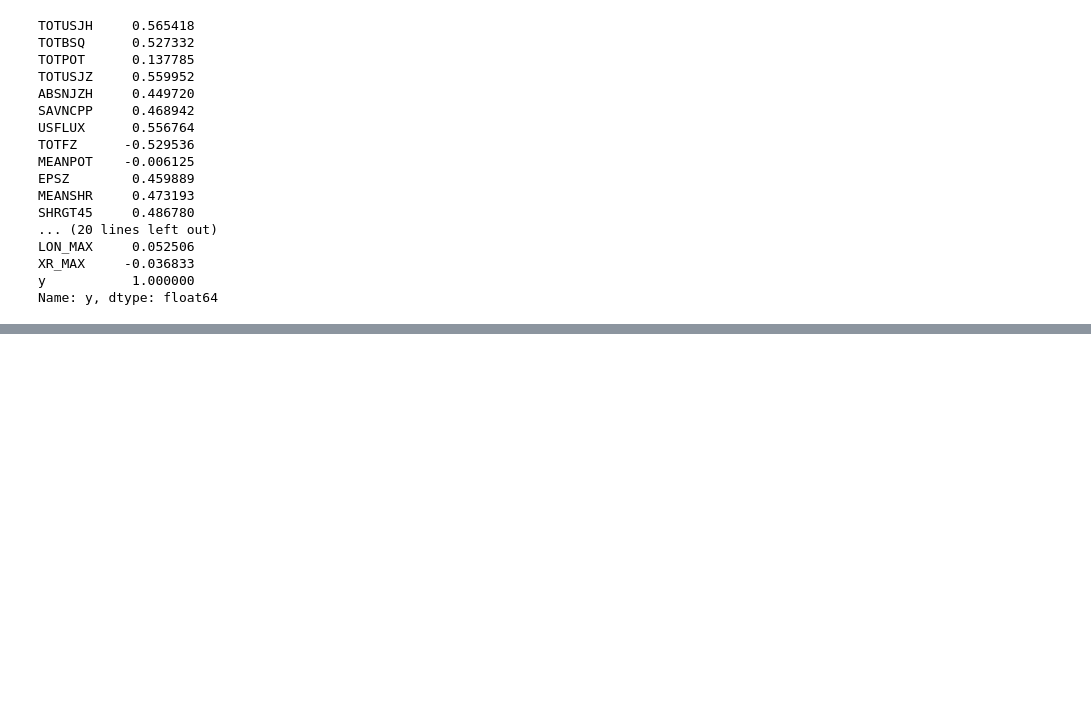
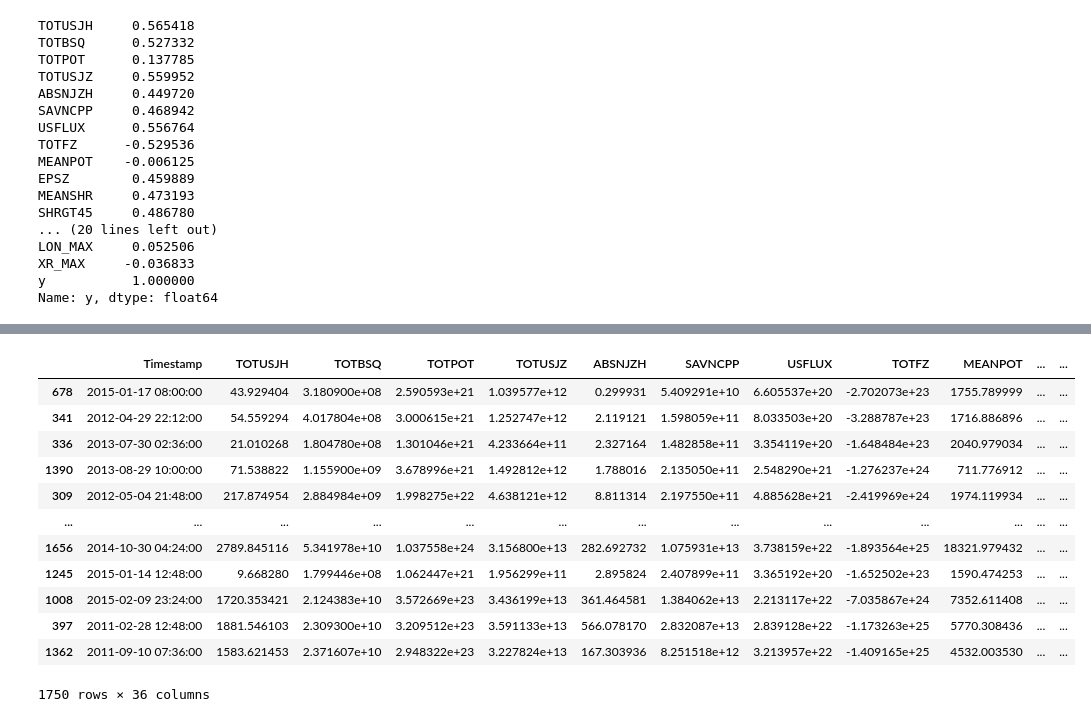
Before and after one commit to sadrajafari/cs5830_final-project, a Jupyter notebook: hannah.ipynb, the cells around one changed output, grey strips where cells are left out. Cells and saved outputs as stored; diff of their text form; code cells hidden in the pictures; blank space fills up the shorter version.

```diff
--- a/hannah.ipynb
+++ b/hannah.ipynb
@@ -57,0 +72,16 @@ Name: y, dtype: float64
+# %%
+df[df.Timestamp.duplicated()]
+# %% [output]
+|  | Timestamp | TOTUSJH | TOTBSQ | TOTPOT | TOTUSJZ | ABSNJZH | SAVNCPP | USFLUX | TOTFZ | MEANPOT | ... | ... |
+| 678 | 2015-01-17 08:00:00 | 43.929404 | 3.180900e+08 | 2.590593e+21 | 1.039577e+12 | 0.299931 | 5.409291e+10 | 6.605537e+20 | -2.702073e+23 | 1755.789999 | ... | ... |
+| 341 | 2012-04-29 22:12:00 | 54.559294 | 4.017804e+08 | 3.000615e+21 | 1.252747e+12 | 2.119121 | 1.598059e+11 | 8.033503e+20 | -3.288787e+23 | 1716.886896 | ... | ... |
+| 336 | 2013-07-30 02:36:00 | 21.010268 | 1.804780e+08 | 1.301046e+21 | 4.233664e+11 | 2.327164 | 1.482858e+11 | 3.354119e+20 | -1.648484e+23 | 2040.979034 | ... | ... |
+| 1390 | 2013-08-29 10:00:00 | 71.538822 | 1.155900e+09 | 3.678996e+21 | 1.492812e+12 | 1.788016 | 2.135050e+11 | 2.548290e+21 | -1.276237e+24 | 711.776912 | ... | ... |
+| 309 | 2012-05-04 21:48:00 | 217.874954 | 2.884984e+09 | 1.998275e+22 | 4.638121e+12 | 8.811314 | 2.197550e+11 | 4.885628e+21 | -2.419969e+24 | 1974.119934 | ... | ... |
+| ... | ... | ... | ... | ... | ... | ... | ... | ... | ... | ... | ... | ... |
+| 1656 | 2014-10-30 04:24:00 | 2789.845116 | 5.341978e+10 | 1.037558e+24 | 3.156800e+13 | 282.692732 | 1.075931e+13 | 3.738159e+22 | -1.893564e+25 | 18321.979432 | ... | ... |
+| 1245 | 2015-01-14 12:48:00 | 9.668280 | 1.799446e+08 | 1.062447e+21 | 1.956299e+11 | 2.895824 | 2.407899e+11 | 3.365192e+20 | -1.652502e+23 | 1590.474253 | ... | ... |
+| 1008 | 2015-02-09 23:24:00 | 1720.353421 | 2.124383e+10 | 3.572669e+23 | 3.436199e+13 | 361.464581 | 1.384062e+13 | 2.213117e+22 | -7.035867e+24 | 7352.611408 | ... | ... |
+| 397 | 2011-02-28 12:48:00 | 1881.546103 | 2.309300e+10 | 3.209512e+23 | 3.591133e+13 | 566.078170 | 2.832087e+13 | 2.839128e+22 | -1.173263e+25 | 5770.308436 | ... | ... |
+| 1362 | 2011-09-10 07:36:00 | 1583.621453 | 2.371607e+10 | 2.948322e+23 | 3.227824e+13 | 167.303936 | 8.251518e+12 | 3.213957e+22 | -1.409165e+25 | 4532.003530 | ... | ... |
+1750 rows × 36 columns
```
Also changed, not shown: parts of 5 cells of this notebook.
